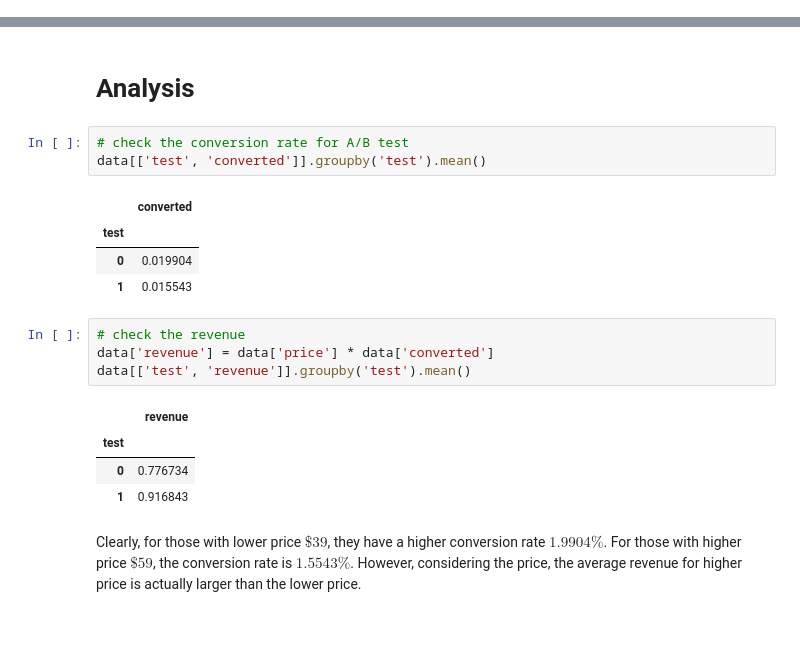
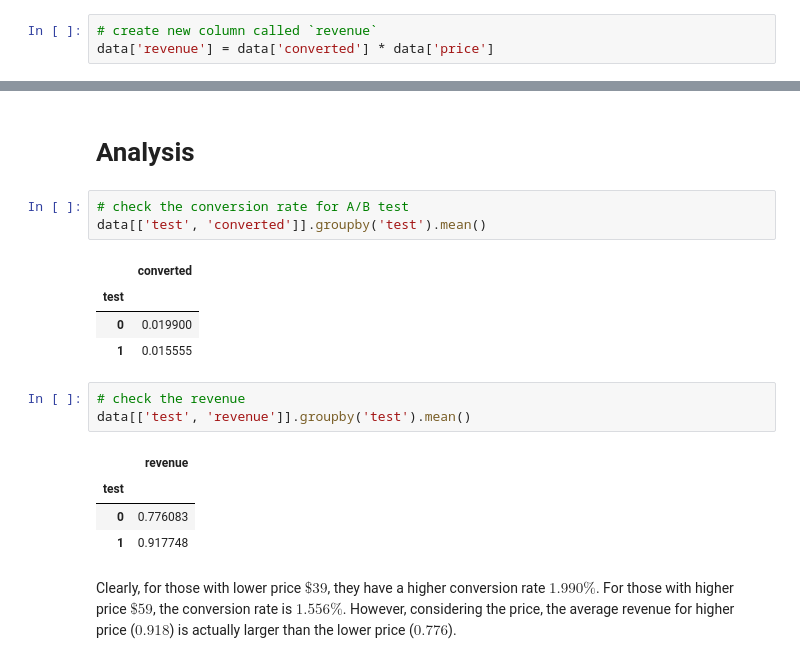
Before and after one commit to JifuZhao/DS-Take-Home, a Jupyter notebook: 06. Pricing Test.ipynb, the cells around one changed output, grey strips where cells are left out. Saved outputs shown, nothing was run; the diff lists cells and outputs as text; blank space fills up the shorter version.

```diff
--- a/06. Pricing Test.ipynb
+++ b/06. Pricing Test.ipynb
@@ -118 +121,4 @@ Fortunately, they are only a very small portion of the whole dataset. The first
 data = data[((data['test']==0) & (data['price']==39)) | ((data['test']==1) & (data['price']==59))]
+# %%
+# create new column called `revenue`
+data['revenue'] = data['converted'] * data['price']
@@ -200,16 +191,15 @@ data[['test', 'converted']].groupby('test').mean()
 # %% [output]
 |  | converted |
 | test |  |
-| 0 | 0.019904 |
-| 1 | 0.015543 |
+| 0 | 0.019900 |
+| 1 | 0.015555 |
 # %%
 # check the revenue
-data['revenue'] = data['price'] * data['converted']
 data[['test', 'revenue']].groupby('test').mean()
 # %% [output]
 |  | revenue |
 | test |  |
-| 0 | 0.776734 |
-| 1 | 0.916843 |
+| 0 | 0.776083 |
+| 1 | 0.917748 |
 # %% [markdown]
-Clearly, for those with lower price $\$39$, they have a higher conversion rate $1.9904\%$. For those with higher price $\$59$, the conversion rate is $1.5543\%$. However, considering the price, the average revenue for higher price is actually larger than the lower price.
+Clearly, for those with lower price $\$39$, they have a higher conversion rate $1.990\%$. For those with higher price $\$59$, the conversion rate is $1.556\%$. However, considering the price, the average revenue for higher price ($0.918$) is actually larger than the lower price ($0.776$).
```
Also changed, not shown: parts of 8 cells of this notebook, 1 other file.
